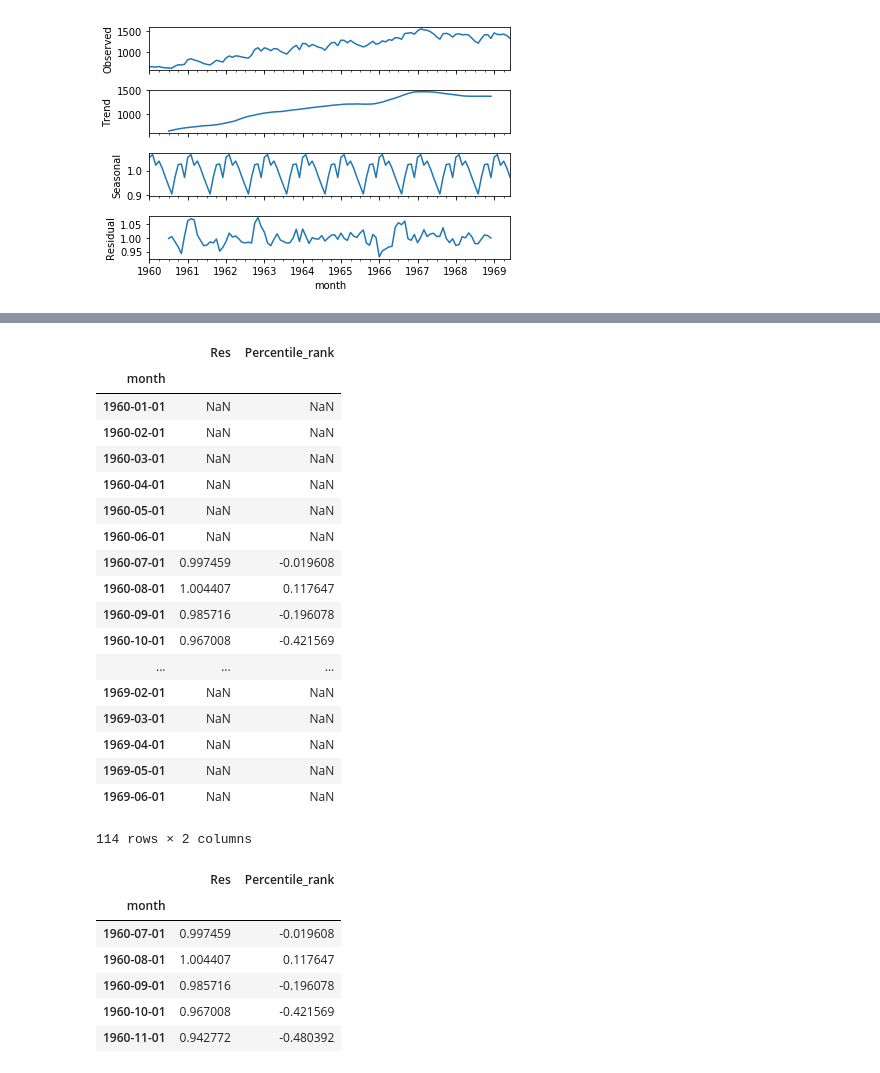
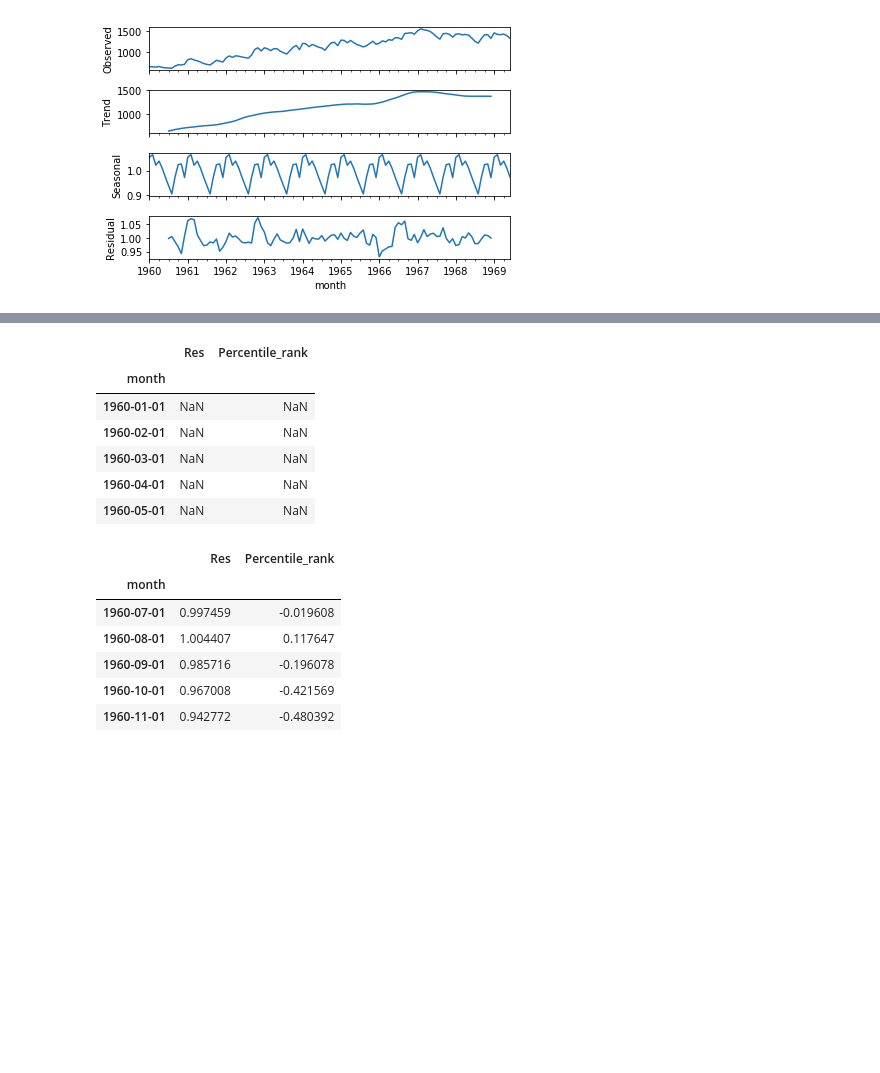
Before and after one commit to pratikwatwani/Applied-Data-Science, a Jupyter notebook: Session 08 and Session 09/PCA, Logistic Regression and Time Series Analysis.ipynb, the cells around one changed output, grey strips where cells are left out. Cells and saved outputs as stored; diff of their text form; code cells hidden in the pictures; blank space fills up the shorter version.

```diff
--- a/Session 08 and Session 09/PCA, Logistic Regression and Time Series Analysis.ipynb
+++ b/Session 08 and Session 09/PCA, Logistic Regression and Time Series Analysis.ipynb
@@ -427,25 +478,13 @@ plt.show()
 # %%
-outlier
+outlier.head()
 # %% [output]
 |  | Res | Percentile_rank |
 | month |  |  |
 | 1960-01-01 | NaN | NaN |
 | 1960-02-01 | NaN | NaN |
 | 1960-03-01 | NaN | NaN |
 | 1960-04-01 | NaN | NaN |
 | 1960-05-01 | NaN | NaN |
-| 1960-06-01 | NaN | NaN |
-| 1960-07-01 | 0.997459 | -0.019608 |
-| 1960-08-01 | 1.004407 | 0.117647 |
-| 1960-09-01 | 0.985716 | -0.196078 |
-| 1960-10-01 | 0.967008 | -0.421569 |
-| ... | ... | ... |
-| 1969-02-01 | NaN | NaN |
-| 1969-03-01 | NaN | NaN |
-| 1969-04-01 | NaN | NaN |
-| 1969-05-01 | NaN | NaN |
-| 1969-06-01 | NaN | NaN |
-114 rows × 2 columns
 # %%
 outlier.dropna(axis = 0, how ='all', inplace = True)
 outlier.head()
```
Also changed, not shown: parts of 18 cells of this notebook.
